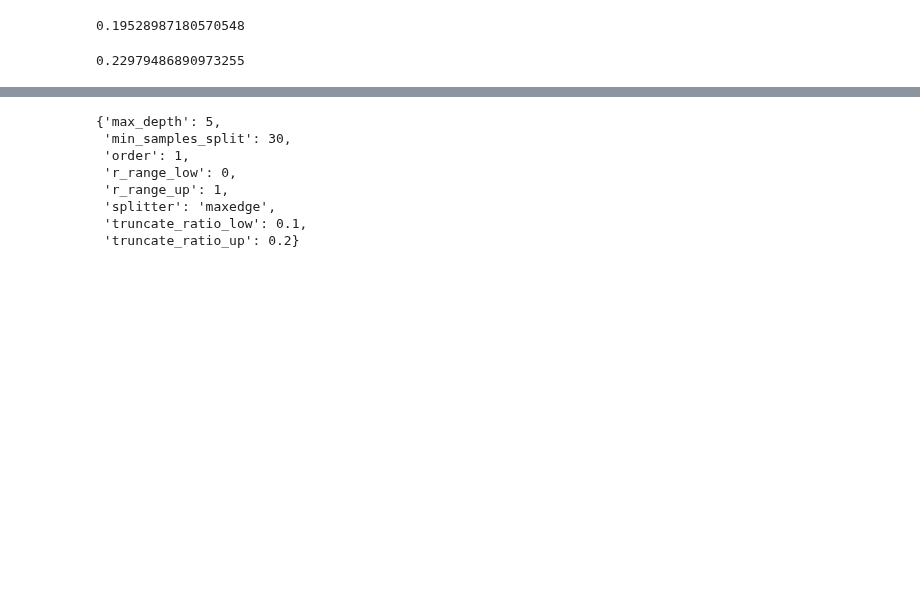
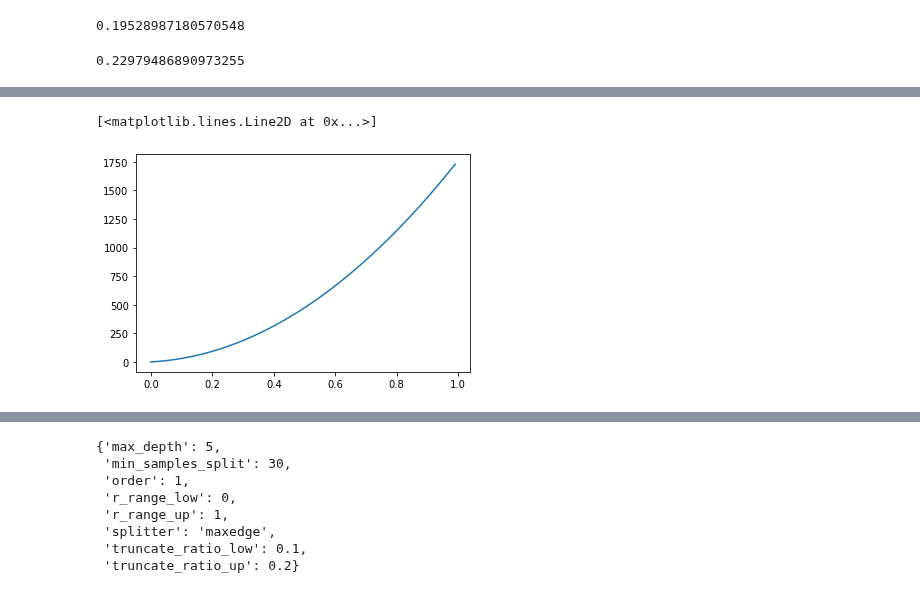
Before and after one commit to Karlmyh/RTER, a Jupyter notebook: test.ipynb, the cells around one changed output, grey strips where cells are left out. Drawn from its saved outputs; the diff is of its cells as text; code cells hidden in the pictures; blank space fills up the shorter version.

```diff
--- a/test.ipynb
+++ b/test.ipynb
@@ -264,3 +303,8 @@ weight_sum
+# %%
+plt.plot(x_vec,y_vec)
+# %% [output]
+[<matplotlib.lines.Line2D at 0x...>]
+[figure, added]
 # %%
 
 
```
Also changed, not shown: parts of 9 cells of this notebook, 11 other files.
